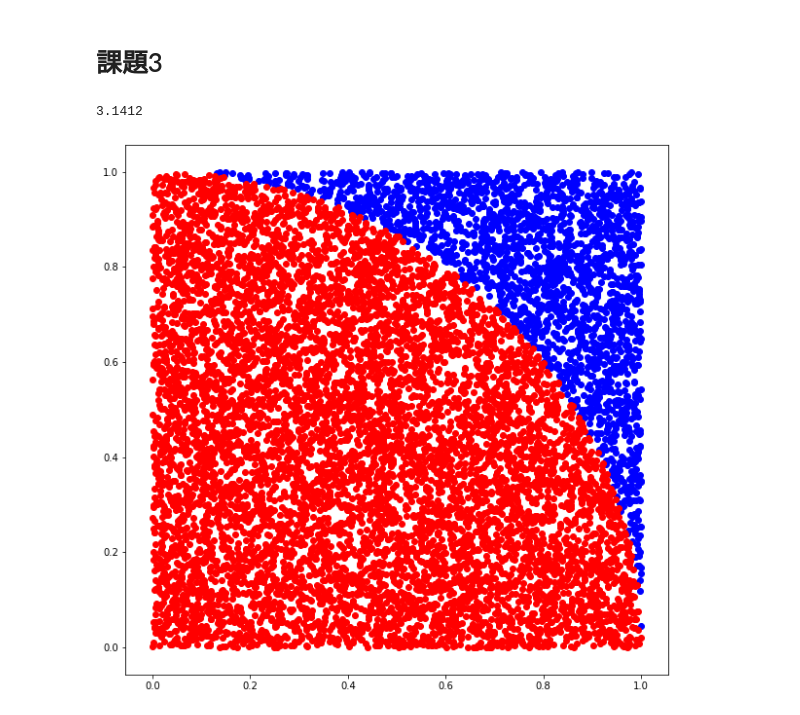
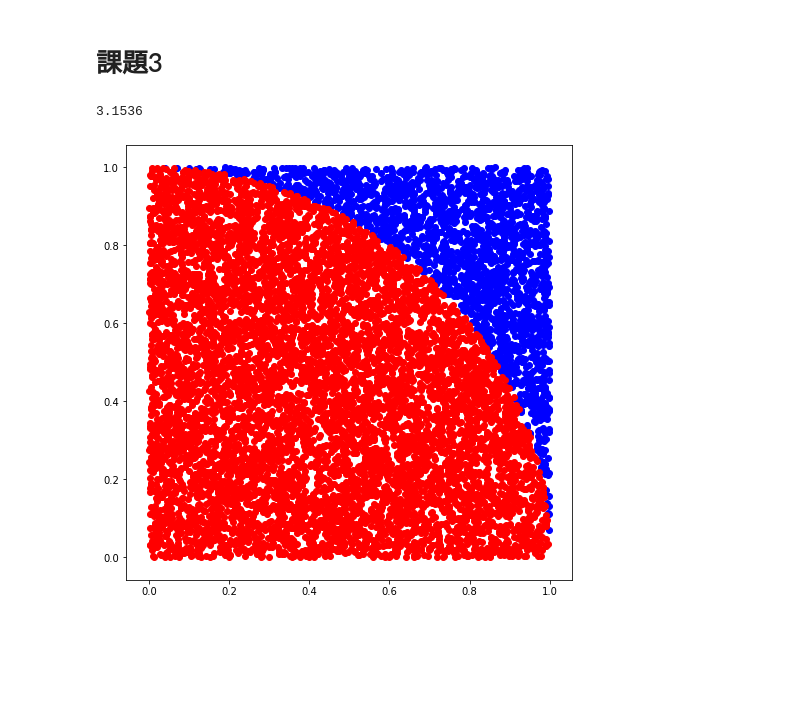
Before and after one commit to caimingA/ritsumeiJupyter, a Jupyter notebook: python_numpy/week11.ipynb, the cells around one changed output. Saved outputs shown, nothing was run; the diff lists cells and outputs as text; code cells hidden in the pictures; blank space fills up the shorter version.

```diff
--- a/python_numpy/week11.ipynb
+++ b/python_numpy/week11.ipynb
@@ -34,30 +34,30 @@ plt.show()
 # %%
 import random
 
 sampleNum = 10000
 counter = 0
-plt.figure(figsize=(10, 10))
+plt.figure(figsize=(8, 8))
 
 x1 = list()
 y1 = list()
 x2 = list()
 y2 = list()
 for i in range(sampleNum):
     x = random.random()
     y = random.random()
     if x**2 + y**2 < 1:
         counter += 1
         x1.append(x)
         y1.append(y)
     else:
         x2.append(x)
         y2.append(y)
 
 print(4*counter/sampleNum)
 plt.scatter(x2, y2, color='b')
 plt.scatter(x1, y1, color='r')
 
 plt.show()
 # %% [output]
-3.1412
+3.1536
-[figure, old version]
+[figure, new version]
```
